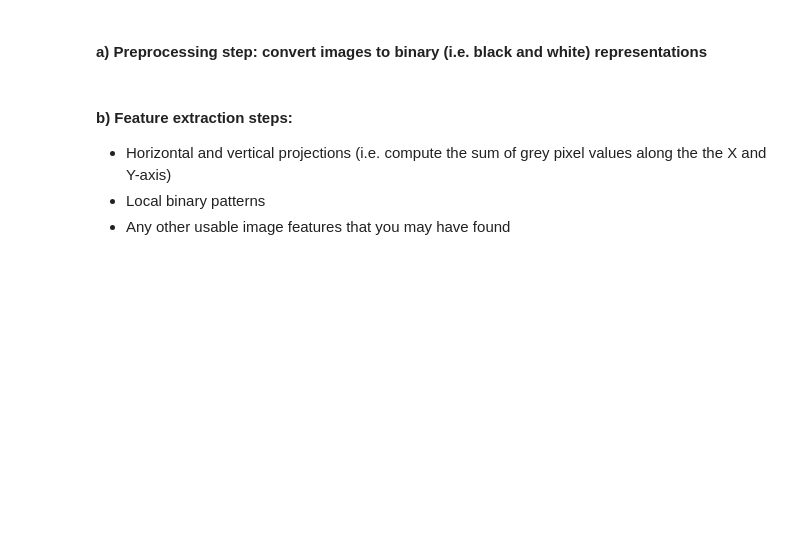
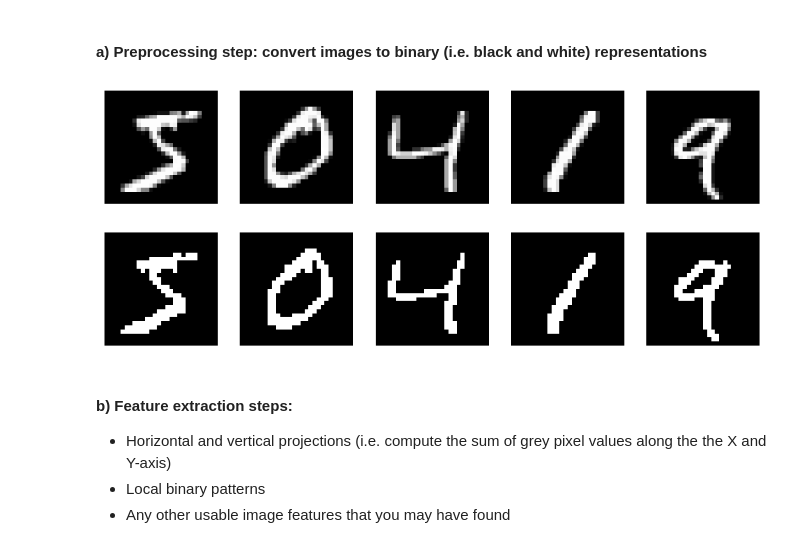
Before and after one commit to evarayHEIG/machle_labs, a Jupyter notebook: pw7/ex1-digit-classification/ex1-digit-classification-stud.ipynb, the cells around one changed output. Drawn from its saved outputs; the diff is of its cells as text; code cells hidden in the pictures; blank space fills up the shorter version.

```diff
--- a/pw7/ex1-digit-classification/ex1-digit-classification-stud.ipynb
+++ b/pw7/ex1-digit-classification/ex1-digit-classification-stud.ipynb
@@ -256,6 +260,24 @@ Analyse the impact of the classification performances using the following prepro
 #### a) Preprocessing step: convert images to binary (i.e. black and white) representations
 # %%
 # Your code here
+
+# Preprocessing: Convert to binary
+threshold = 0.5
+X_train_binary = (X_train > threshold).astype(float)
+X_test_binary = (X_test > threshold).astype(float)
+
+# Visualize
+plt.figure(figsize=(10, 4))
+for i in range(5):
+    plt.subplot(2, 5, i+1)
+    plt.imshow(X_train[i].reshape(28, 28), cmap='gray')
+    plt.axis('off')
+    plt.subplot(2, 5, i+6)
+    plt.imshow(X_train_binary[i].reshape(28, 28), cmap='gray')
+    plt.axis('off')
+plt.show()
+# %% [output]
+[figure, added]
 # %% [markdown]
 #### b) Feature extraction steps:
 * Horizontal and vertical projections (i.e. compute the sum of grey pixel values along the the X and Y-axis)
```
Also changed, not shown: parts of 12 cells of this notebook.
